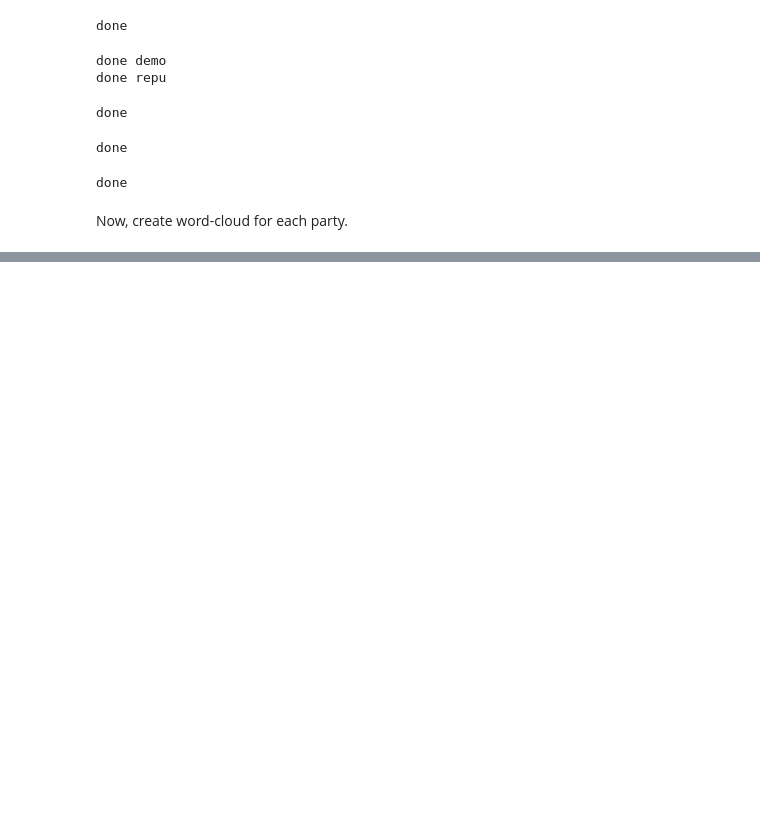
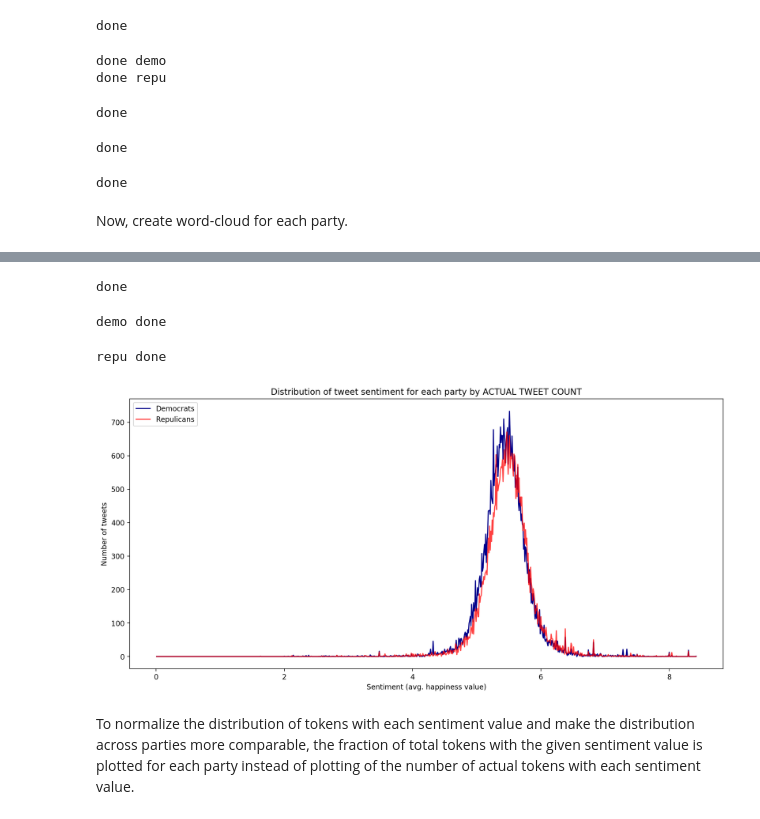
Before and after one commit to fpegios/socialgraphs_2019, a Jupyter notebook: assignment2/Assignment2.ipynb, the cells around one changed output, grey strips where cells are left out. Cells and saved outputs as stored; diff of their text form; code cells hidden in the pictures; blank space fills up the shorter version.

```diff
--- a/assignment2/Assignment2.ipynb
+++ b/assignment2/Assignment2.ipynb
@@ -216,0 +231,3 @@ plt.show()
+# %%
+# load the labMT word list as a pandas dataframe
+labMT = pd.read_csv('./Data_Set_S1_edited.csv', encoding = "utf-8")
@@ -216,0 +258,73 @@ plt.show()
+# %%
+# takes about 30 sec to execute
+# make lists of tokenized tweets
+demo_tweets = []
+repu_tweets = []
+
+for person in df2.values:
+    vparty = person[1]
+    vname = person[0]
+
+    with io.open("./tweets_2019_full/" + vname, "r", encoding="utf-8") as f:
+        tweets = f.readlines()
+
+    for line in tweets:
+        if line.strip():
+
+            line = unicodedata.normalize('NFKD', line).encode('ascii','ignore') # unicode to string
+            line = line.decode('utf-8')
+
+            line = re.sub(r"http\S+", "", line) # clear all links
+            line = re.sub(r"@\S+", "", line) # clear all user name
+            line = re.sub(r'\W+', ' ', line) # clear all punctuation
+            line = re.sub(r'RT ', "", line) # clear all retweet indicators
+            line = re.sub(r'\d+(.\d+)?', "", line) # clear all numbers and floats
+
+            tokens = nltk.word_tokenize(line.lower()) # lowercase all words and tokenize and remove numbers
+
+            if vparty == 'Democratic':
+                demo_tweets.append(tokens)
+            else:
+                repu_tweets.append(tokens)
+
+print('done')
+# %% [output]
+done
+# %%
+# NB: this takes a long time to run (around 15 min)!
+# make list of the sentiment (average happiness) for each tweet by democrats
+demo_tweetsValue = [calcSentiment(tweet) for tweet in demo_tweets]
+print('demo done')
+# %% [output]
+demo done
+# %%
+# NB: this takes a long time to run (around 15 min)!
+# make list of the sentiment (average happiness) for each tweet by republicans
+repu_tweetsValue = [calcSentiment(tweet) for tweet in repu_tweets]
+print('repu done')
+# %% [output]
+repu done
+# %%
+# create bins for the histogram of tweet sentiment
+bins = np.arange(0,max(max(demo_tweetsValue),max(repu_tweetsValue)) + 0.02, 0.01) # add two steps to ensure all data is included in graph
+# %%
+# plot graphs with actual number of tweets for each sentiment value
+fig = plt.figure(figsize=(15,7), dpi=200)
+ax1 = fig.add_subplot(111)
+
+demo_cnt, i = np.histogram(demo_tweetsValue, bins=bins)
+repu_cnt, i = np.histogram(repu_tweetsValue, bins=bins)
+
+# bins[1:] and cnt[1:] to exclude tweets with sentiment = 0 to better show sentiment distribution
+ax1.plot(bins[1:len(demo_cnt)], demo_cnt[1:], label='Democrats', color='darkblue', alpha=1)
+ax1.plot(bins[1:len(repu_cnt)], repu_cnt[1:], label='Repulicans', color='red', alpha=0.75)
+
+ax1.set_title('Distribution of tweet sentiment for each party by ACTUAL TWEET COUNT')
+ax1.set_ylabel('Number of tweets')
+ax1.set_xlabel("Sentiment (avg. happiness value)")
+plt.legend(loc='upper left');
+plt.show()
+# %% [output]
+[figure, added]
+# %% [markdown]
+To normalize the distribution of tokens with each sentiment value and make the distribution across parties more comparable, the fraction of total tokens with the given sentiment value is plotted for each party instead of plotting of the number of actual tokens with each sentiment value.
```
Also changed, not shown: parts of 12 cells of this notebook, 1 other file.
